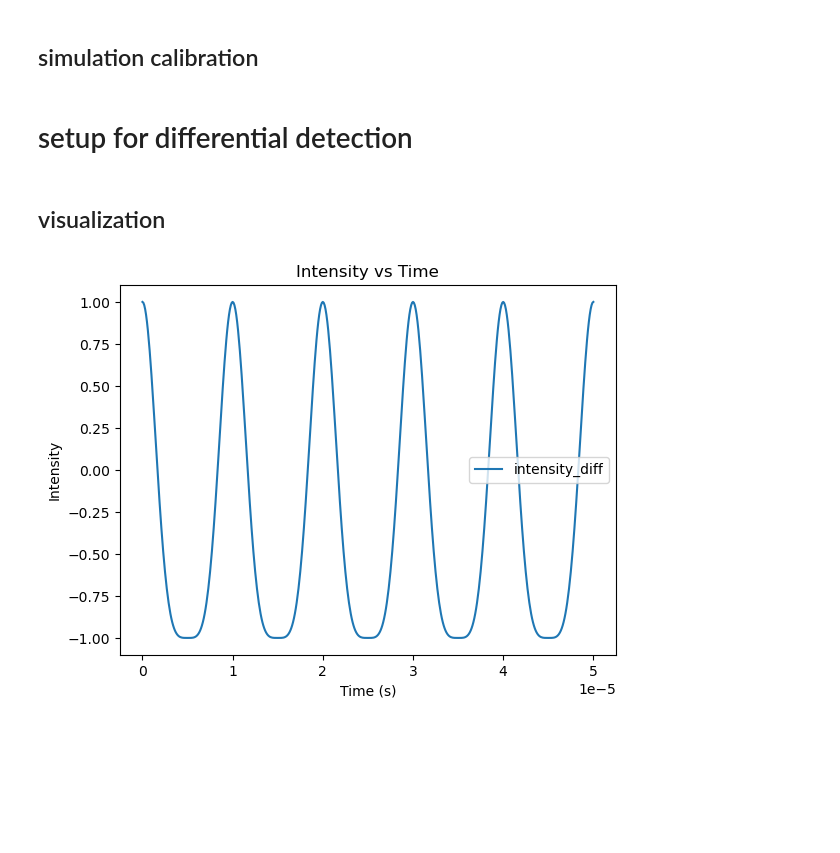
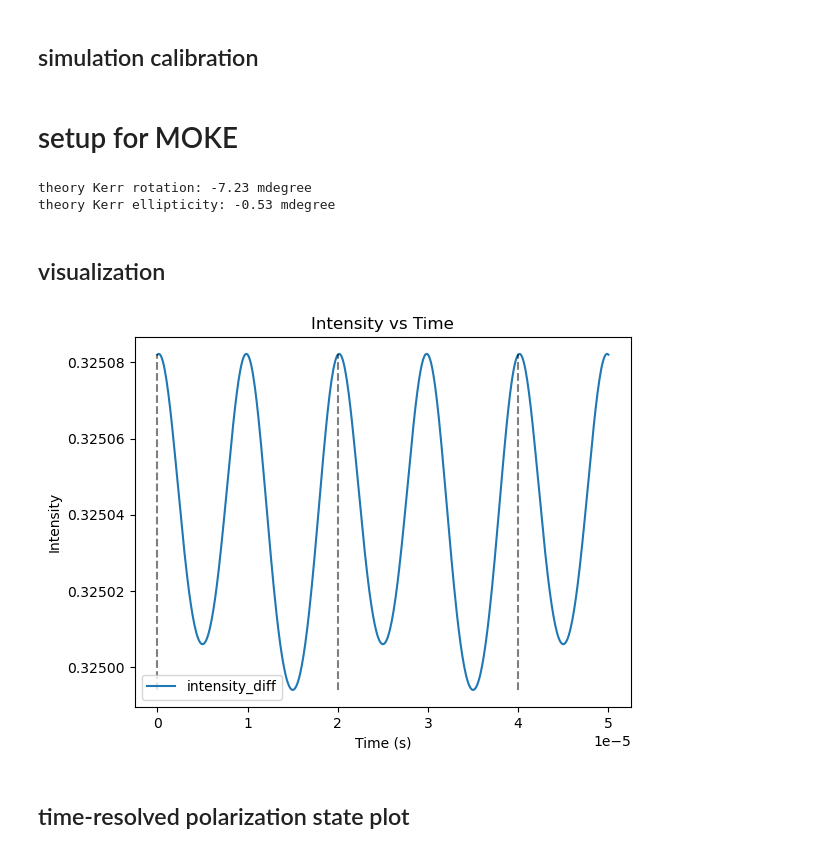
Before and after one commit to Purdue-Huang-Lab/MOKE_measurement, a Jupyter notebook: simulation/simulation.ipynb, the cells around one changed output. Saved outputs shown, nothing was run; the diff lists cells and outputs as text; code cells hidden in the pictures; blank space fills up the shorter version.

Commit message:
changed setup, improved visualization

```diff
--- a/simulation/simulation.ipynb
+++ b/simulation/simulation.ipynb
@@ -188,25 +261,49 @@ class beam:
 #     # analyze the resulting beam
 #     intensity[i] = l.intensity()
 # %% [markdown]
-# setup for differential detection
+# setup for MOKE
 # %%
 # parameters
 
 wavelength = 658e-9 # in meters
-t = np.arange(0, 0.5e-4, 1E-7)  # time array from 0 to 1 second 1 microsecond resolution.
+t = np.arange(0, 5e-5, 1E-7)  # time array from 0 to 1 second 1 microsecond resolution.
 
-# NOTE: pratically, we will use a hwp = 0, PEM =45, wollaston =0 setup. But this is easier to simulate
+# config: laser - hwp set laser to 90deg - sample - PEM at qwp mode, 0deg - 45 deg analyzer - detector
+# laser
 amp_noise = 0.000  # relative noise level for the light source
-hwp_pol_err = -0  # incident hwp error in angle
-rotation_angle = 0  # rotation angle in degree. This simulate a sample optical rotation
+# hwp
+hwp_angle = 45
+hwp_angle_err = 0.0  # incident hwp error in angle
+# sample
+sample_rp_re = 0.9  # real part of the reflection coefficient for p-polarized light
+sample_rp_im = 0.1  # imaginary part of the reflection coefficient for p-polarized light
+sample_rs_re = 0.8  # real part of the reflection coefficient for s-polarized light
+sample_rs_im = 0.1  # imaginary part of the reflection coefficient for s-polarized light
+sample_rps_re = 0.1*1e-3  # real part of the off-diagonal reflection coefficient
+sample_rps_im = 0.02*1e-3  # imaginary part of the off-diagonal reflection coefficient
+# pem
+pem_freq = 50 * 1e3  # frequency of the PEM in Hz
+pem_misphase_noise = 0.00 # misphase noise for the PEM, in ratio of the work cycle
+pem_modulation = 90  # modulation  for the PEM in degree
+pem_modulation_err = 0 # absolution error for the PEM modulation in degree
+# analyzer
+analyzer_angle = 45  # angle of the analyzer in degree
+analyzer_angle_err = 0  # absolute error for the analyzer angle
 
-pem_freq = 50 * 1e3  # frequency of the PEM in Hz
-pem_misphase_noise = 0.00 # misphase noise for the PEM
-pem_modulation = 180  # modulation  for the PEM in degree
-pem_modulation_err = 0 # absolution error for the PEM modulation in degree
-# wollaston parameter
-wollaston_angle = 45  # angle of the Wollaston prism in degree
-wollaston_angle_err = 0  # absolute error for the Wollaston prism angle
-# wollaston imbalance
-wollaston_imbalance_ND = 0.0  # relative intensity imbalance for the Wollaston prism
+kerr_rot, kerr_ell = kerr_angle(
+    rp_re=sample_rp_re,
+    rp_im=sample_rp_im,
+    rps_re=sample_rps_re,
+    rps_im=sample_rps_im,
+    rs_re=sample_rs_re,
+    rs_im=sample_rs_im,
+    incident_deg=2*(hwp_angle+hwp_angle_err),  # assuming nominal p-incidence
+    exact=True,
+    units='deg'
+)
+print(f"theory Kerr rotation: {kerr_rot*1000:.2f} mdegree", )
+print(f"theory Kerr ellipticity: {kerr_ell*1000:.2f} mdegree")
+# %% [output]
+theory Kerr rotation: -7.23 mdegree
+theory Kerr ellipticity: -0.53 mdegree
 # %%
@@ -232,16 +334,20 @@ for i in tqdm(range(len(t))):
 # %% [markdown]
 ## visualization
 # %%
+%matplotlib inline
+t_cycle = 1 / pem_freq
+t_cycle_ends = np.arange(0,  t[-1], t_cycle)
 fig, ax = plt.subplots()
-# ax.plot(t, intensity1, label = 'intensity1')
-# # ax.plot(t, intensity2, label = 'intensity2')
-ax.plot(t, intensity_diff, label = 'intensity_diff')
-ax.set_ylim(-1.1,1.1)
+ax.plot(t, intensity, label = 'intensity_diff')
+ax.vlines(t_cycle_ends, ymin=intensity.min(), ymax=intensity.max(), color='k', alpha=0.5, linestyle='--')
+# ax.set_ylim(-1.1,1.1)
 ax.legend()
 ax.set_xlabel('Time (s)')
 ax.set_ylabel('Intensity')
 ax.set_title('Intensity vs Time')
 plt.show()
 # %% [output]
-[figure, old version]
+[figure, new version]
+# %% [markdown]
+## time-resolved polarization state plot
 # %%
```
Also changed, not shown: parts of 3 cells of this notebook.
